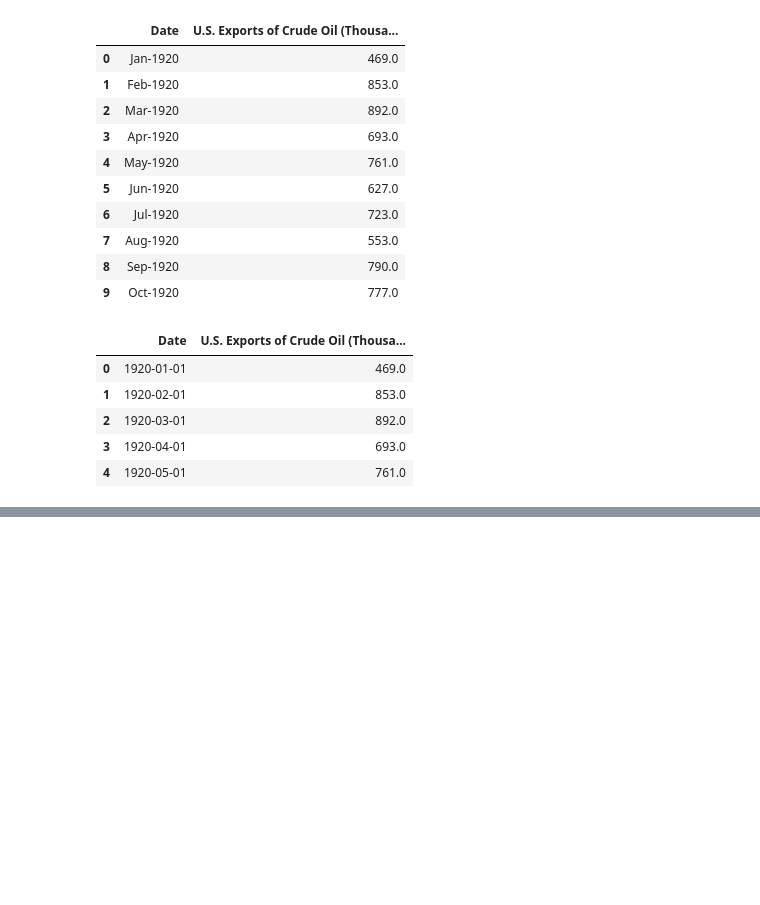
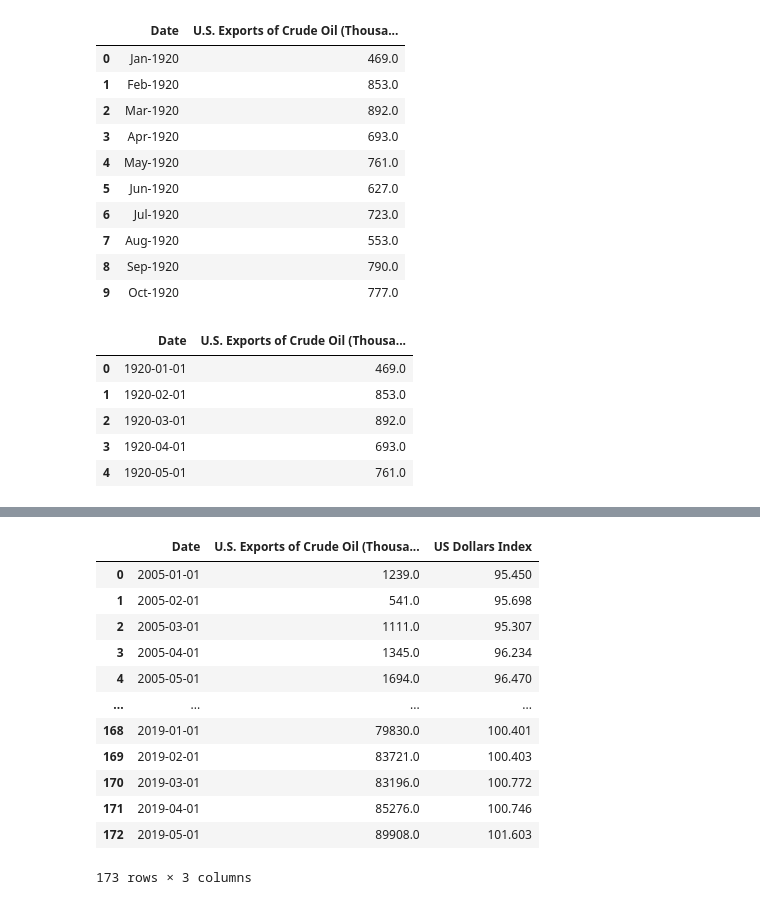
Before and after one commit to kk-deng/CanadaEnergyIE, a Jupyter notebook: Part 1 - US Oil Export and GDP vs. USD dollars.ipynb, the cells around one changed output, grey strips where cells are left out. Cells and saved outputs as stored; diff of their text form; code cells hidden in the pictures; blank space fills up the shorter version.

```diff
--- a/Part 1 - US Oil Export and GDP vs. USD dollars.ipynb
+++ b/Part 1 - US Oil Export and GDP vs. USD dollars.ipynb
@@ -109,0 +99,24 @@ plt.show
+# %%
+#Open reosurces file
+table3_path = os.path.join("Resources", "Raw Data", "Table 3 - US-dollar-index-historical-chart.csv")
+# %%
+# Read csv
+table3_data = pd.read_csv(table3_path, header=0, skiprows=15)
+
+# Extract column of interest
+table3_df = pd.DataFrame(table3_data).reset_index(drop=True)
+# %%
+# Convert date to datetime dtype and format YY-MM-DD
+table3_df['Date_dt'] = pd.to_datetime(table3_df['date'], format='%Y-%m-%d')
+# %%
+#Set start date
+sdate = dt.datetime(2005,1,1)   # start date
+edate = dt.datetime(2019,12,30)   # end date
+
+table3_range = table3_df[(table3_df['Date_dt']>=sdate ) & (table3_df['Date_dt']<= edate)]
+
+
+# Change header name
+table3_clean = table3_range.rename(columns={ "Date_dt" : "Date", " value" : "US Dollars Index"})
+table3_final = table3_clean[["Date", "US Dollars Index"]]
+table3_final
@@ -110 +140,19 @@ plt.show
+# %%
+# Merge with Table 1
+merge_1_3 = pd.merge(table1_final, table3_final, on="Date", how="left")
+merge_1_3
+# %% [output]
+|  | Date | U.S. Exports of Crude Oil (Thousa... | US Dollars Index |
+| 0 | 2005-01-01 | 1239.0 | 95.450 |
+| 1 | 2005-02-01 | 541.0 | 95.698 |
+| 2 | 2005-03-01 | 1111.0 | 95.307 |
+| 3 | 2005-04-01 | 1345.0 | 96.234 |
+| 4 | 2005-05-01 | 1694.0 | 96.470 |
+| ... | ... | ... | ... |
+| 168 | 2019-01-01 | 79830.0 | 100.401 |
+| 169 | 2019-02-01 | 83721.0 | 100.403 |
+| 170 | 2019-03-01 | 83196.0 | 100.772 |
+| 171 | 2019-04-01 | 85276.0 | 100.746 |
+| 172 | 2019-05-01 | 89908.0 | 101.603 |
+173 rows × 3 columns
 # %%
```
Also changed, not shown: parts of 26 cells of this notebook, 5 other files.
